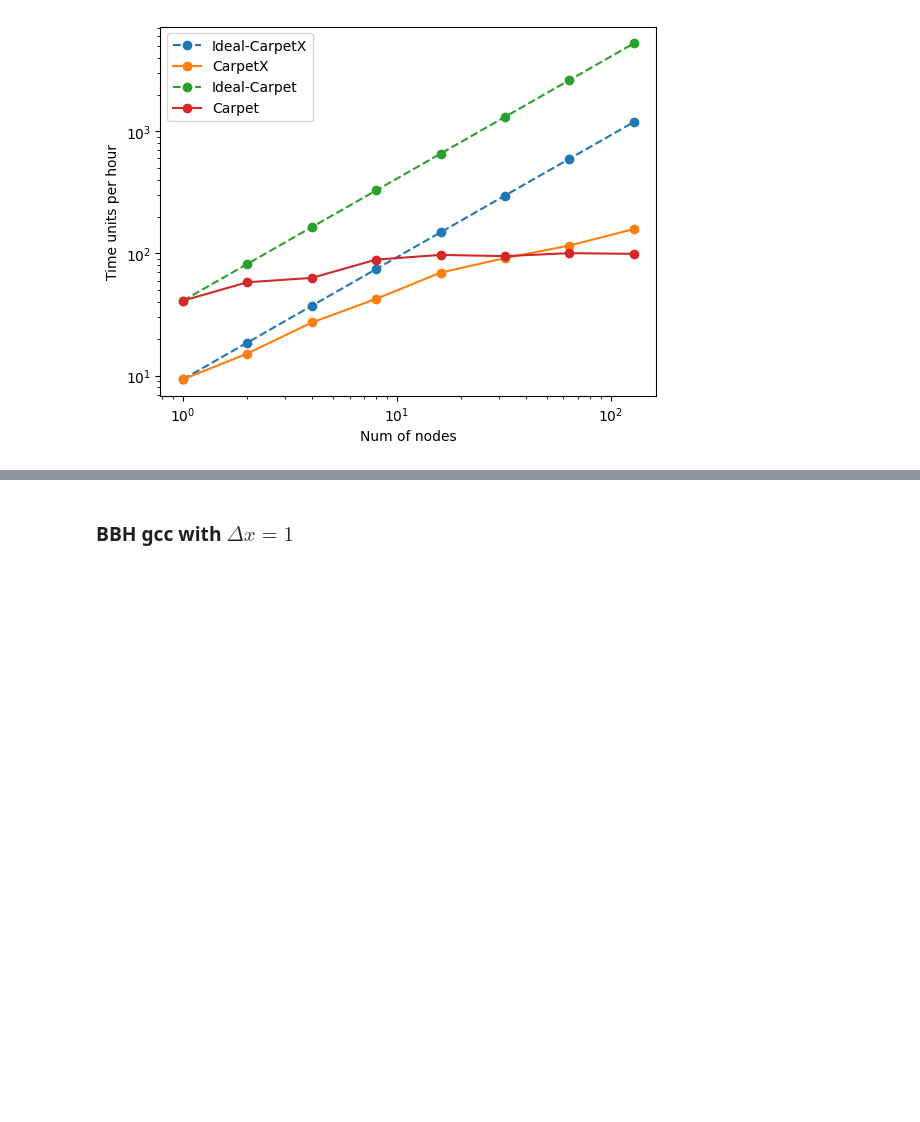
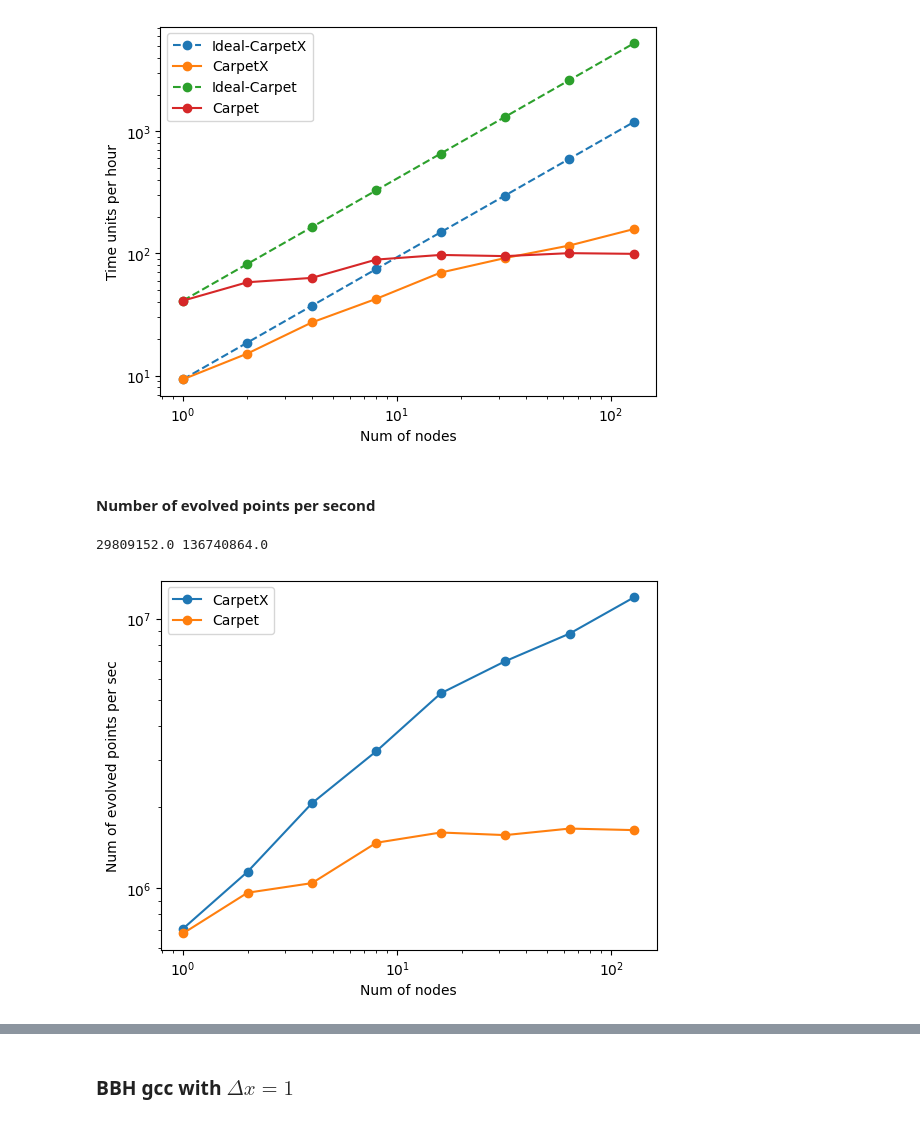
Before and after one commit to lwJi/Docs-CarpetX-Public, a Jupyter notebook: ipynb/plots/Scaling/Strong_CPU.ipynb, the cells around one changed output, grey strips where cells are left out. Saved outputs shown, nothing was run; the diff lists cells and outputs as text; code cells hidden in the pictures; blank space fills up the shorter version.

```diff
--- a/ipynb/plots/Scaling/Strong_CPU.ipynb
+++ b/ipynb/plots/Scaling/Strong_CPU.ipynb
@@ -59,3 +58,41 @@ def set_list(data):
                floatfmt=("",".7f"),
                tablefmt="github"))
     return data
+# %%
+################################################################
+# npts_evo per complete time step (time step on coarest level) #
+################################################################
+# lev 0 -> max: coarse -> fine
+def nested_pts(levels, npts_coarsest, subcycling=True):
+    npts_current = npts_coarsest**3-(npts_coarsest/2)**3
+    npts_evo = 0
+    for i in range(levels):
+        if(subcycling):
+            npts_evo += npts_current*2**i
+        else:
+            npts_evo += npts_current*2**(levels-1)
+    return npts_evo
+
+##################
+# npts_evo / sec #
+##################
+def plot_npt_evo_per_sec(dataX, data):
+    npts_evo = (128**3-40**3) + 2*nested_pts(5, 80, subcycling=True)
+    npts_evoX = (128**3-40**3)*2**5 + 2*nested_pts(5, 80, subcycling=False)
+    print(npts_evo, npts_evoX)
+
+    # CarpteX
+    dt = 0.015625
+    plt.loglog([i for i in dataX.dataset[0]],
+               [(31/32)/(i)*npts_evoX for i in dataX.dataset[1]],
+               'o-')
+    # Carpet
+    plt.loglog([i for i in data.dataset[0]],
+               [(i/3600)/(dt*2**5)*npts_evo for i in data.dataset[1]],
+               'o-')
+
+    #
+    #plt.yscale('linear')
+    plt.xlabel('Num of nodes')
+    plt.ylabel('Num of evolved points per sec')
+    plt.legend(['CarpetX','Carpet'],loc='best')
@@ -220,3 +261,10 @@ plot_scaling(pt.ScalingSet(data_OMP28_CarpetX), pt.ScalingSet(data_OMP28_Carpet)
 #plt.savefig('Scaling_BBH_OMP28_dx2.pdf', bbox_inches='tight')
 # %% [output]
 [figure]
+# %% [markdown]
+#### Number of evolved points per second
+# %%
+plot_npt_evo_per_sec(pt.ScalingSet(data_OMP28_CarpetX), pt.ScalingSet(data_OMP28_Carpet))
+# %% [output]
+29809152.0 136740864.0
+[figure, added]
```
Also changed, not shown: parts of 4 cells of this notebook.
